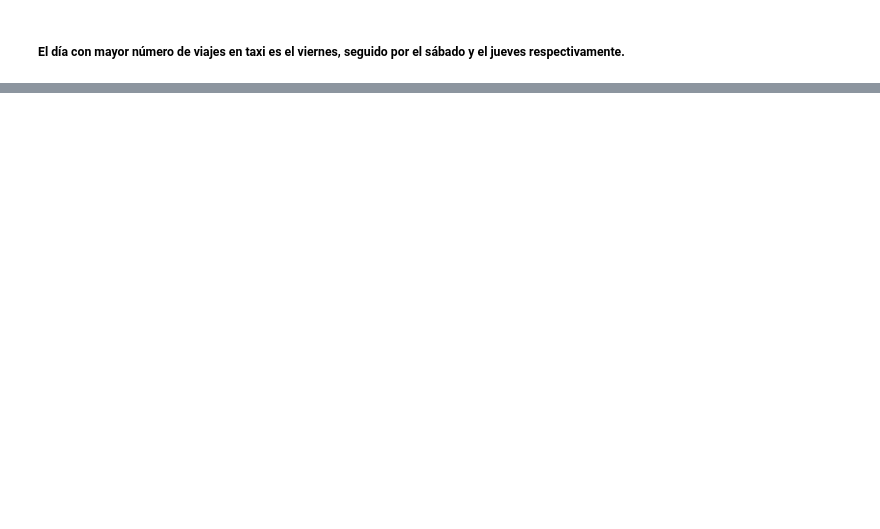
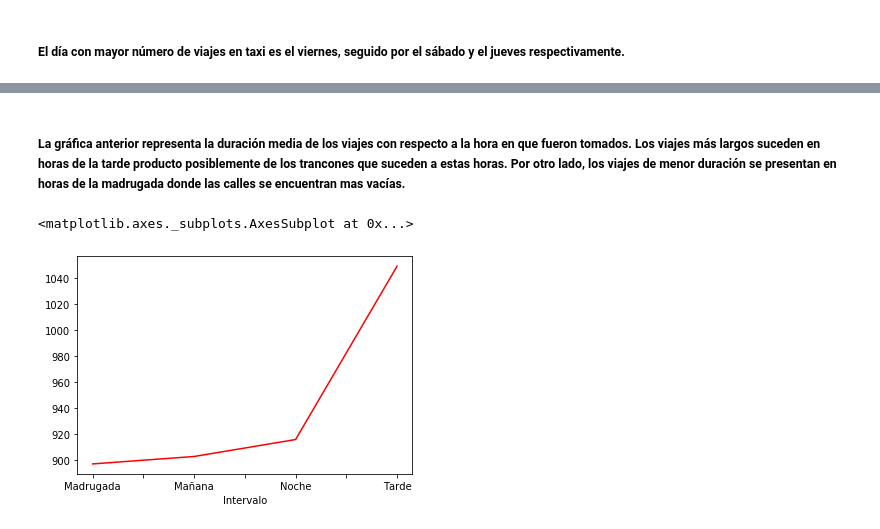
Before and after one commit to ujpinom/Analisis_datos, a Jupyter notebook: NY_taxis.ipynb, the cells around one changed output, grey strips where cells are left out. Cells and saved outputs as stored; diff of their text form; code cells hidden in the pictures; blank space fills up the shorter version.

```diff
--- a/NY_taxis.ipynb
+++ b/NY_taxis.ipynb
@@ -64,0 +104,7 @@ sns.countplot(taxis.Nombre_dia,
+# %% [markdown]
+##### La gráfica anterior representa la duración media de los viajes con respecto a la hora en que fueron tomados. Los viajes más largos suceden en horas de la tarde producto posiblemente de los trancones que suceden a estas horas. Por otro lado, los viajes de menor duración se presentan en horas de la madrugada donde las calles se encuentran mas vacías.
+# %%
+taxis.groupby('Intervalo')['trip_duration'].mean().plot(c='red')
+# %% [output]
+<matplotlib.axes._subplots.AxesSubplot at 0x...>
+[figure, added]
```
Also changed, not shown: parts of 17 cells of this notebook.
